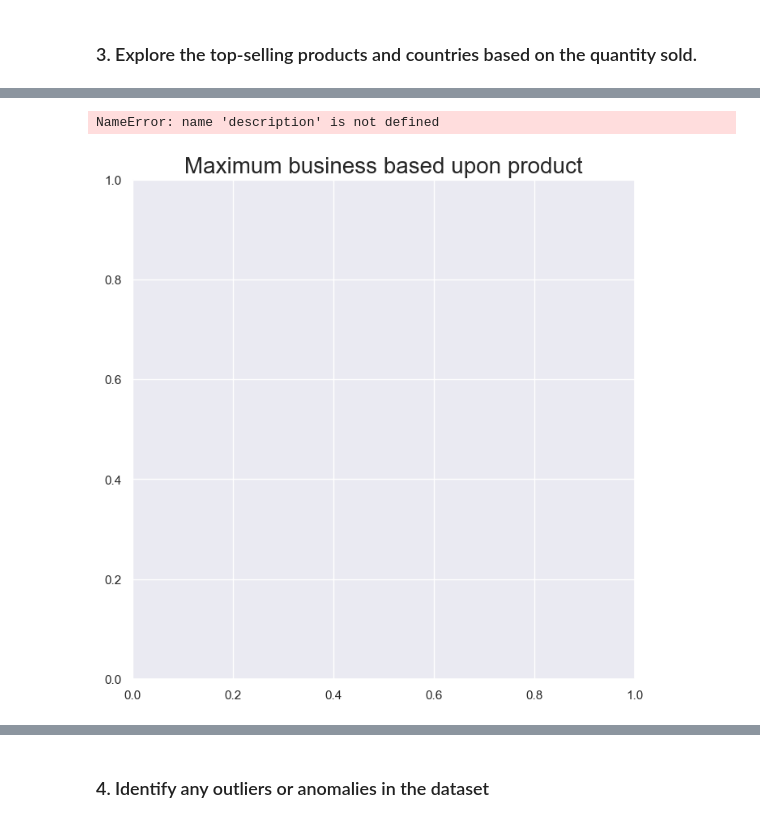
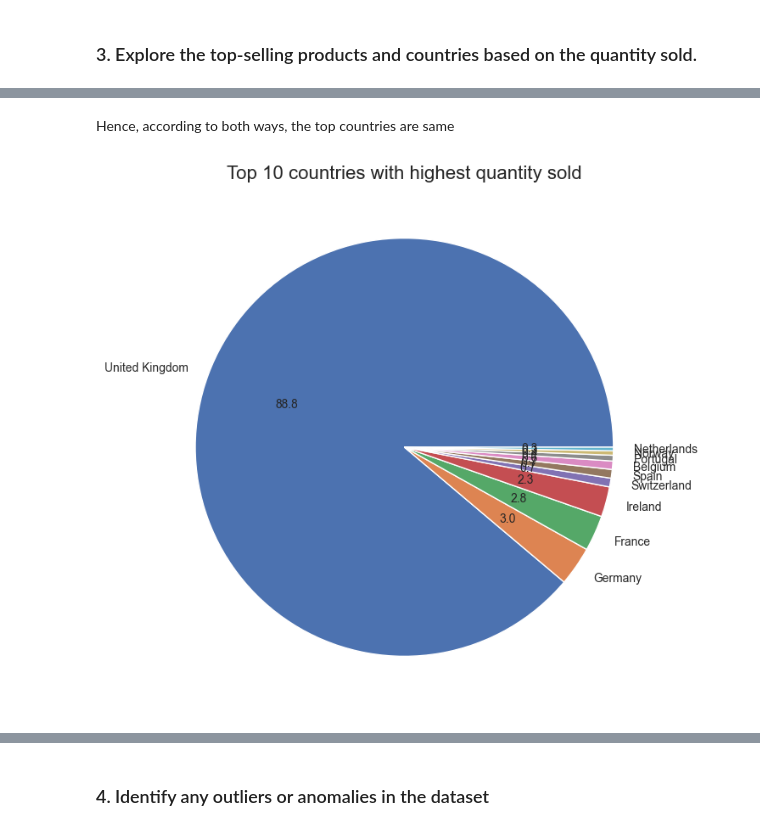
Before and after one commit to usamaqureshi27/EDA, a Jupyter notebook: Online_Retail.ipynb, the cells around one changed output, grey strips where cells are left out. Saved outputs shown, nothing was run; the diff lists cells and outputs as text; code cells hidden in the pictures.

```diff
--- a/Online_Retail.ipynb
+++ b/Online_Retail.ipynb
@@ -580,0 +611,4 @@ plt.show
+# %%
+# Top 10 country based upon quantity
+country_based_quantity = df.groupby('country')[['sale','quantity']].sum()
+country_based_quantity['quantity'].nlargest(n=10)
@@ -581,8 +628,11 @@ plt.show
+# %% [markdown]
+Hence, according to both ways, the top countries are same
 # %%
 plt.figure(figsize = (8,8))
-plt.title('Maximum business based upon product', fontsize = 20)
-plt.pie (df['description'].value_counts()[:5], autopct= '%.2f' , labels = description.index)
+plt.title('Top 10 countries with highest quantity sold', fontsize = 16)
+plt.pie (country_based_quantity['quantity'].nlargest(n=10), autopct= '%.1f' ,
+         labels = country_based_quantity['quantity'].nlargest(n=10).index , textprops={'fontsize': 10})
+
 plt.show()
 # %% [output]
-NameError: name 'description' is not defined
-[figure, old version]
+[figure, new version]
```
Also changed, not shown: parts of 11 cells of this notebook, 3 other files.
